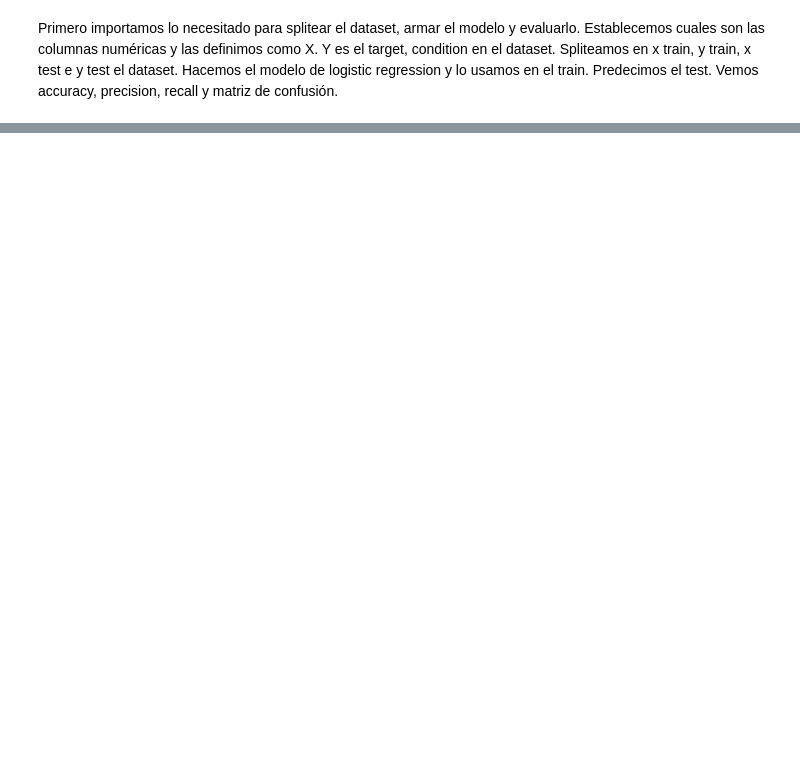
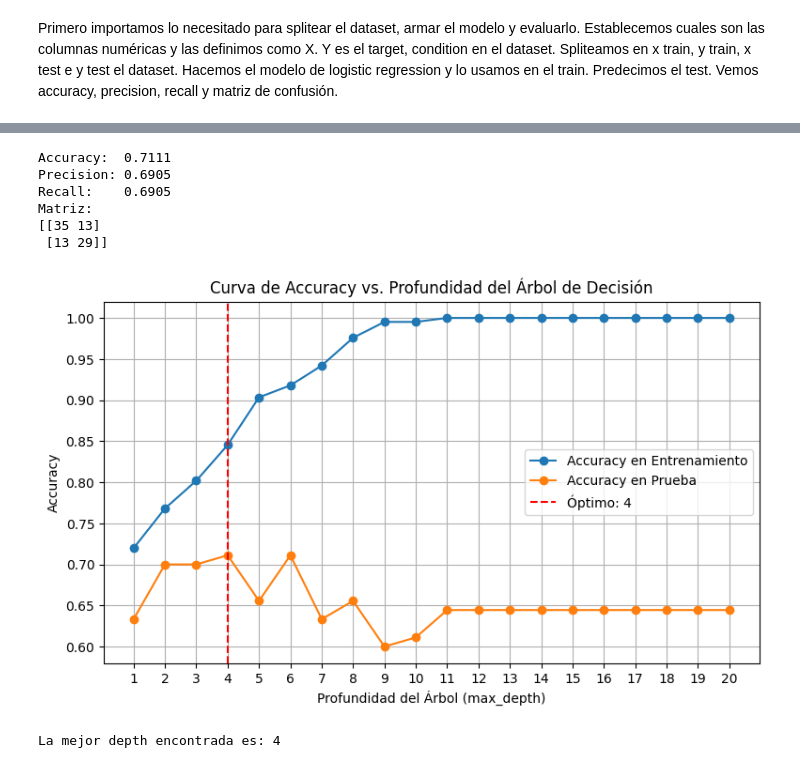
Before and after one commit to nicokrym/Krymkiewicz-Gonzalez-Roa-CE, a Jupyter notebook: Seminario/Krymkiewicz-Gonzalez-Roa-CE.ipynb, the cells around one changed output, grey strips where cells are left out. Cells and saved outputs as stored; diff of their text form; code cells hidden in the pictures; blank space fills up the shorter version.

Commit message:
Modelo02

```diff
--- a/Seminario/Krymkiewicz-Gonzalez-Roa-CE.ipynb
+++ b/Seminario/Krymkiewicz-Gonzalez-Roa-CE.ipynb
@@ -57,0 +69,71 @@ print(matriz01)
+# %%
+from sklearn.model_selection import train_test_split
+from sklearn.tree import DecisionTreeClassifier
+from sklearn.metrics import accuracy_score, precision_score, recall_score
+from sklearn.metrics import confusion_matrix
+import matplotlib.pyplot as plt
+import numpy as np
+
+columnas_numericas = ['age', 'trestbps', 'chol', 'thalach', 'oldpeak']
+
+X = dataset[columnas_numericas]
+Y = dataset['condition']
+
+X_train, X_test, Y_train, Y_test = train_test_split(X, Y, test_size=0.3, random_state=42)
+
+depths = np.arange(1,21)
+train_accuracy = []
+test_accuracy = []
+mejor_accuracy = 0
+mejor_depth = 0
+
+for depth in depths:
+    modelo_busqueda = DecisionTreeClassifier(max_depth=depth, random_state=42)
+    modelo_busqueda.fit(X_train, Y_train)
+
+    pred_busqueda_test = modelo_busqueda.predict(X_test)
+    nuevo_accuracy = accuracy_score(Y_test, pred_busqueda_test)
+    test_accuracy.append(nuevo_accuracy)
+
+    if nuevo_accuracy > mejor_accuracy:
+        mejor_accuracy = nuevo_accuracy
+        mejor_depth = depth
+
+    pred_busqueda_train = modelo_busqueda.predict(X_train)
+    train_accuracy.append(accuracy_score(Y_train, pred_busqueda_train))
+
+modelo02 = DecisionTreeClassifier(max_depth=mejor_depth, random_state=42)
+modelo02.fit(X_train, Y_train)
+pred02 = modelo02.predict(X_test)
+
+accuracy02 = accuracy_score(Y_test, pred02)
+precision02 = precision_score(Y_test, pred02, pos_label=1)
+recall02 = recall_score(Y_test, pred02, pos_label=1)
+matriz02 = confusion_matrix(Y_test, pred02)
+
+print(f"Accuracy:  {accuracy02:.4f}")
+print(f"Precision: {precision02:.4f}")
+print(f"Recall:    {recall02:.4f}")
+print("Matriz:")
+print(matriz02)
+plt.figure(figsize=(9, 5))
+plt.plot(depths, train_accuracy, label='Accuracy en Entrenamiento', marker='o')
+plt.plot(depths, test_accuracy, label='Accuracy en Prueba', marker='o')
+plt.axvline(x=mejor_depth, color='r', linestyle='--', label=f'Óptimo: {mejor_depth}')
+plt.title('Curva de Accuracy vs. Profundidad del Árbol de Decisión')
+plt.xlabel('Profundidad del Árbol (max_depth)')
+plt.ylabel('Accuracy')
+plt.xticks(depths)
+plt.legend()
+plt.grid(True)
+plt.show()
+print(f"\nLa mejor depth encontrada es: {mejor_depth}")
+# %% [output]
+Accuracy:  0.7111
+Precision: 0.6905
+Recall:    0.6905
+Matriz:
+[[35 13]
+ [13 29]]
+[figure, added]
+La mejor depth encontrada es: 4
```
Also changed, not shown: parts of 4 cells of this notebook.
